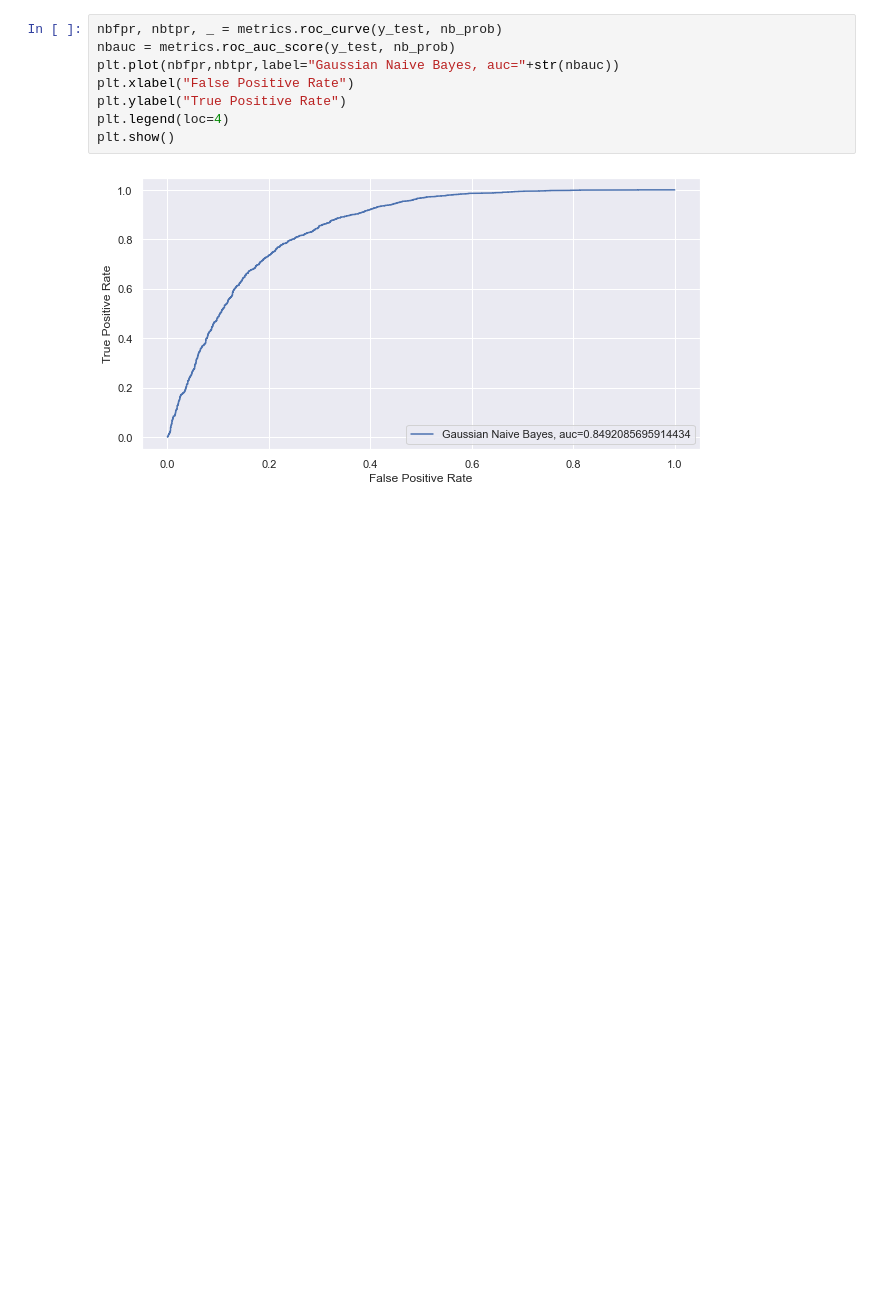
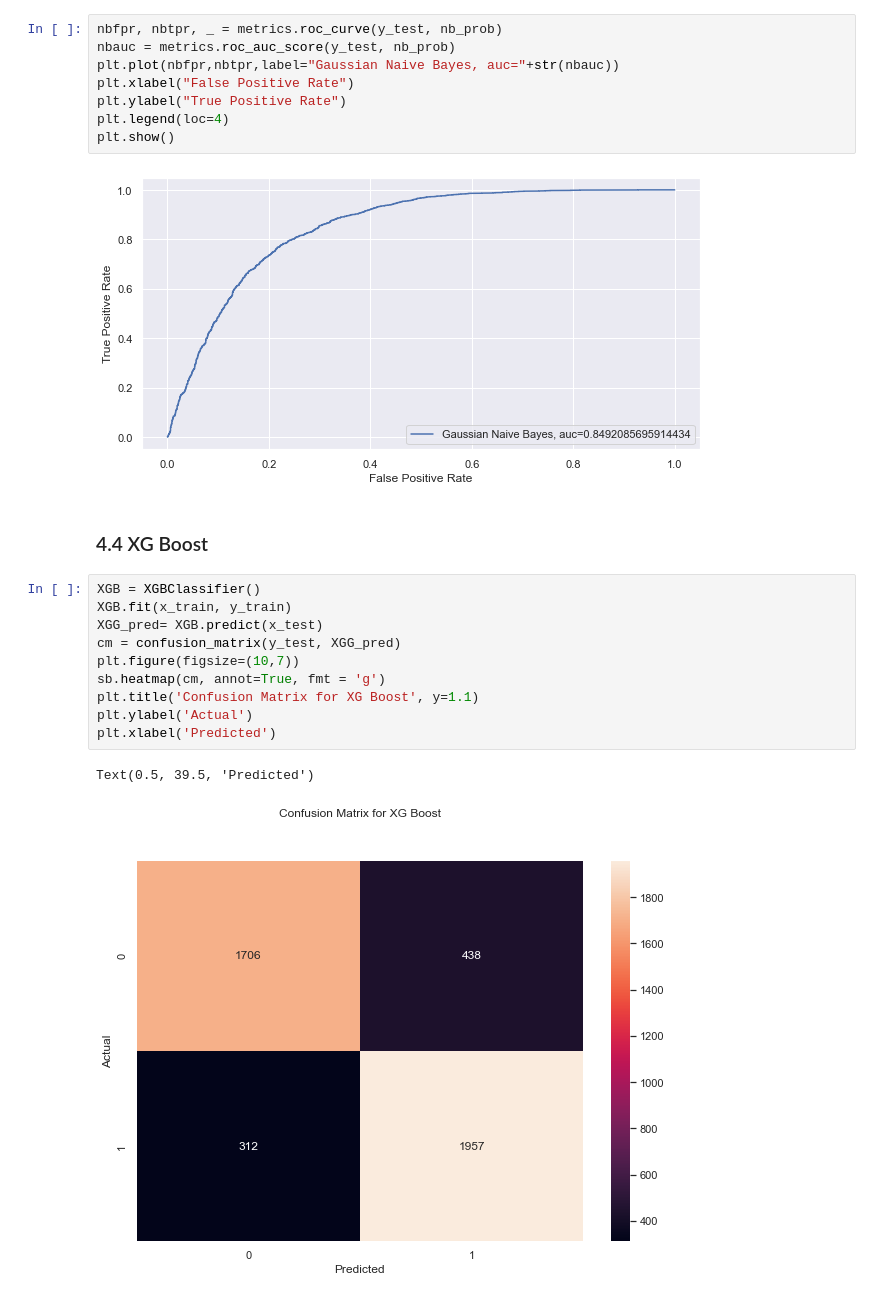
Before and after one commit to gabriellenicole/spotify-hitlist, a Jupyter notebook: IE0005_MiniProject_SpotifyHitPredictor.ipynb, the cells around one changed output. Cells and saved outputs as stored; diff of their text form; blank space fills up the shorter version.

```diff
--- a/IE0005_MiniProject_SpotifyHitPredictor.ipynb
+++ b/IE0005_MiniProject_SpotifyHitPredictor.ipynb
@@ -1071,3 +1099,18 @@ plt.legend(loc=4)
 plt.show()
 # %% [output]
 [figure]
+# %% [markdown]
+### 4.4 XG Boost
+# %%
+XGB = XGBClassifier()
+XGB.fit(x_train, y_train)
+XGG_pred= XGB.predict(x_test)
+cm = confusion_matrix(y_test, XGG_pred)
+plt.figure(figsize=(10,7))
+sb.heatmap(cm, annot=True, fmt = 'g')
+plt.title('Confusion Matrix for XG Boost', y=1.1)
+plt.ylabel('Actual')
+plt.xlabel('Predicted')
+# %% [output]
+Text(0.5, 39.5, 'Predicted')
+[figure, added]
```
Also changed, not shown: parts of 54 cells of this notebook.
